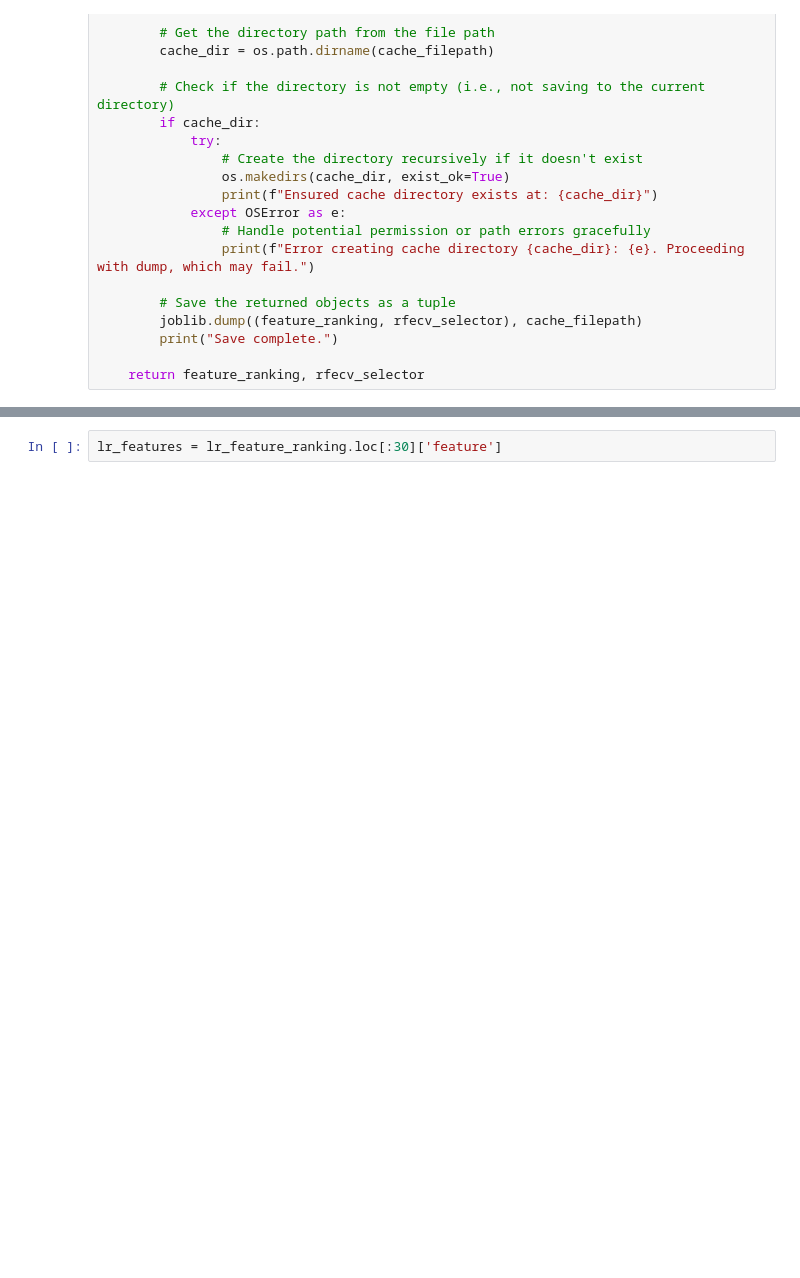
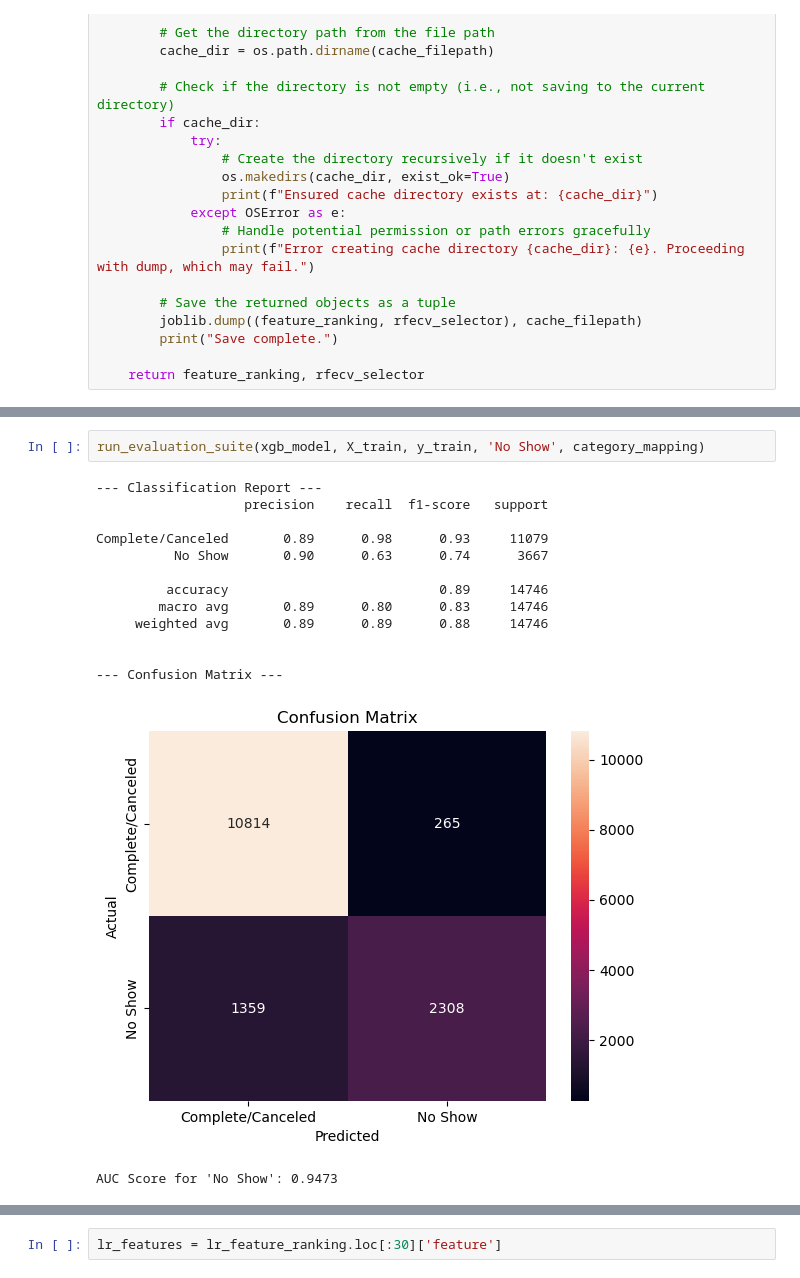
Before and after one commit to nguyenston/Prediction-of-Missed-Lung-Cancer-Screening-using-SDOH, a Jupyter notebook: data_explorer.ipynb, the cells around one changed output, grey strips where cells are left out. Cells and saved outputs as stored; diff of their text form; blank space fills up the shorter version.

```diff
--- a/data_explorer.ipynb
+++ b/data_explorer.ipynb
@@ -972,0 +1143,17 @@ run_evaluation_suite(xgb_model, X_test, y_test, 'No Show', category_mapping)
+# %%
+run_evaluation_suite(xgb_model, X_train, y_train, 'No Show', category_mapping)
+# %% [output]
+--- Classification Report ---
+                   precision    recall  f1-score   support
+
+Complete/Canceled       0.89      0.98      0.93     11079
+          No Show       0.90      0.63      0.74      3667
+
+         accuracy                           0.89     14746
+        macro avg       0.89      0.80      0.83     14746
+     weighted avg       0.89      0.89      0.88     14746
+
+
+--- Confusion Matrix ---
+[figure, added]
+AUC Score for 'No Show': 0.9473
```
Also changed, not shown: parts of 41 cells of this notebook, 3 other files.
